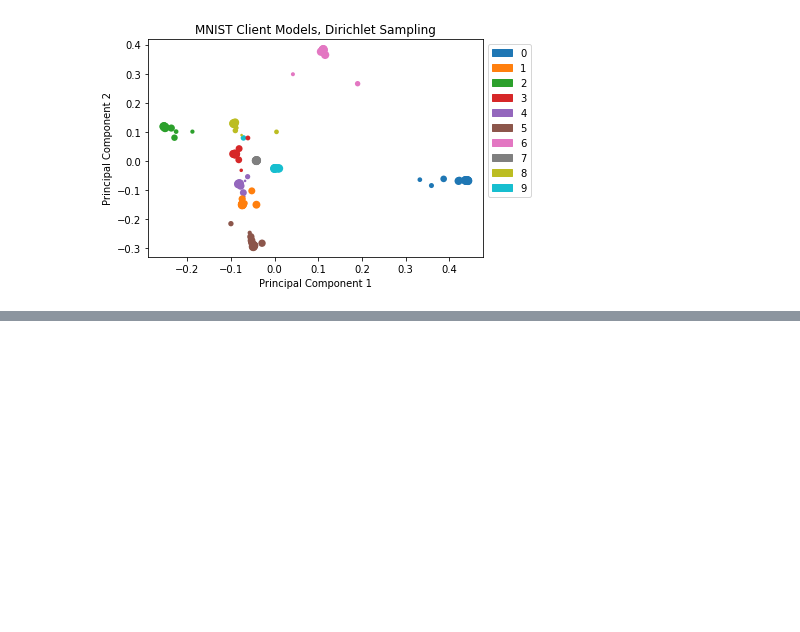
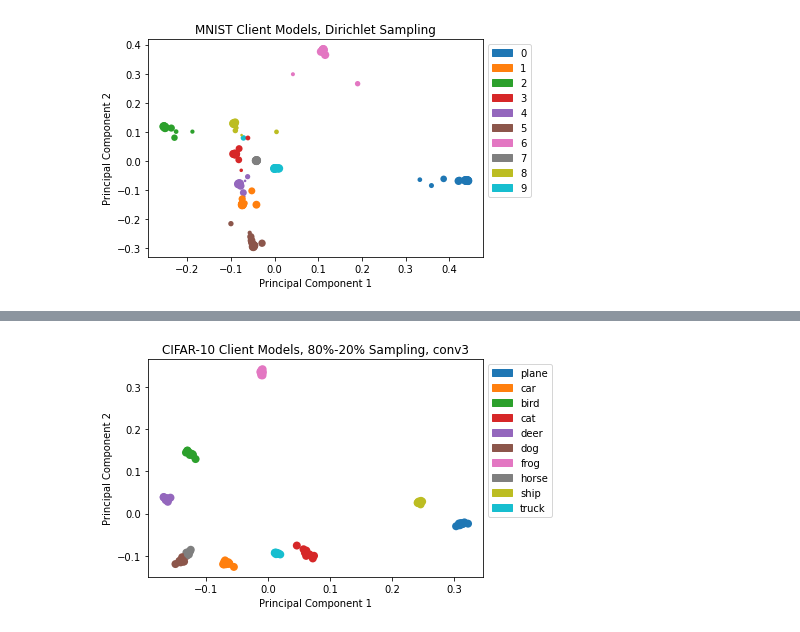
Before and after one commit to dariodematties/Self_Supervised_Federated_Learning, a Jupyter notebook: src/experiments_pca_visualization.ipynb, the cells around one changed output, grey strips where cells are left out. Drawn from its saved outputs; the diff is of its cells as text; code cells hidden in the pictures; blank space fills up the shorter version.

```diff
--- a/src/experiments_pca_visualization.ipynb
+++ b/src/experiments_pca_visualization.ipynb
@@ -147,0 +171,5 @@ Training client fitting models...
+# %%
+conv3_params = [param[2] for param in user_params]
+plot_pca("cifar", "dominant_label", conv3_params, user_labels, "conv3")
+# %% [output]
+[figure, added]
```
Also changed, not shown: parts of 9 cells of this notebook.
